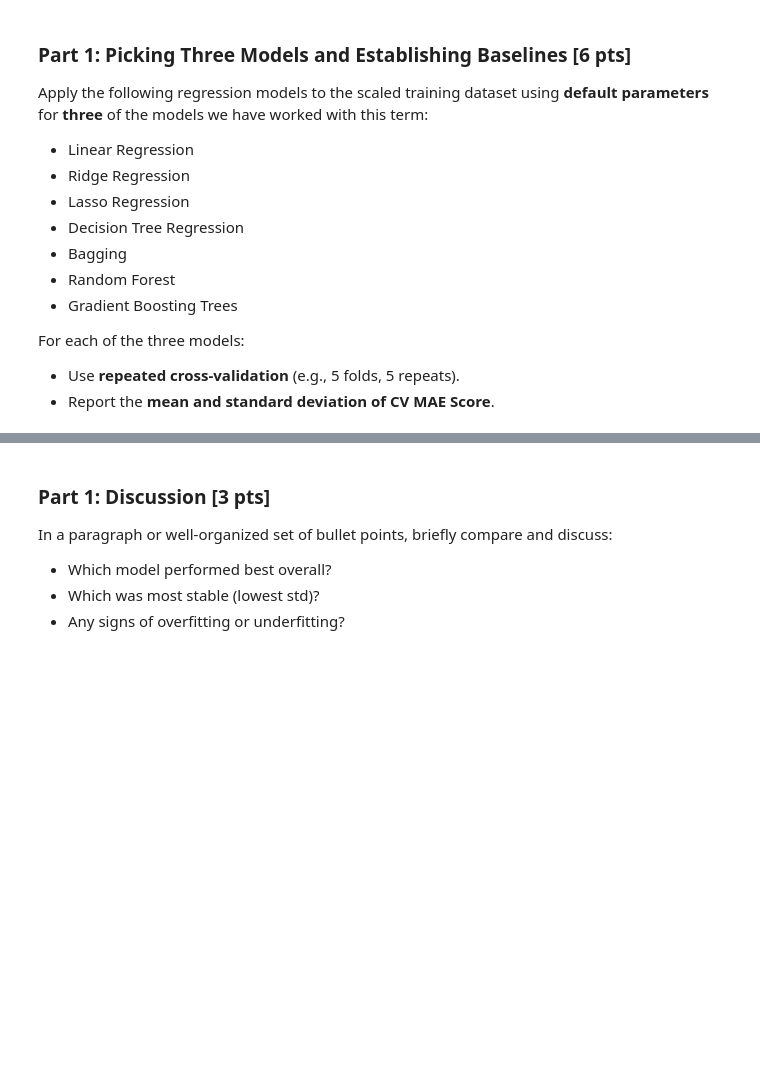
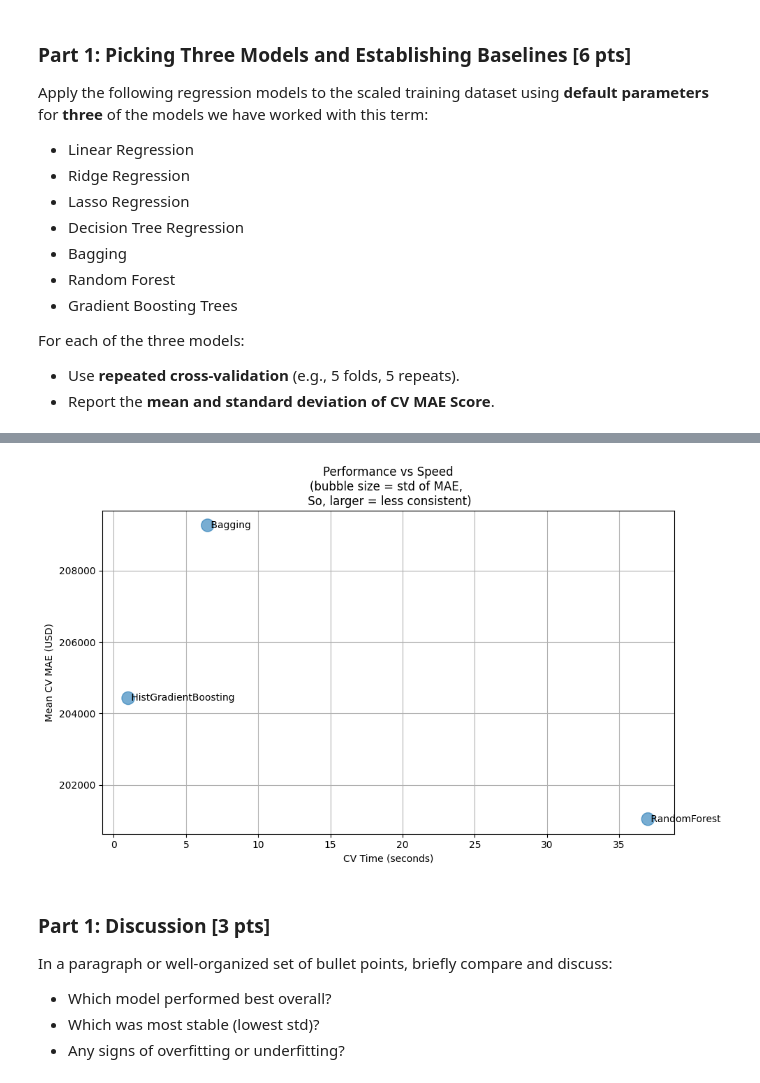
Before and after one commit to jasser-dh/Module-3-Assignments, a Jupyter notebook: Milestone_02.ipynb, the cells around one changed output, grey strips where cells are left out. Drawn from its saved outputs; the diff is of its cells as text; code cells hidden in the pictures; blank space fills up the shorter version.

```diff
--- a/Milestone_02.ipynb
+++ b/Milestone_02.ipynb
@@ -205,3 +266,49 @@ pd.DataFrame(results)
+# %%
+# ============================================================
+# VISUALIZATION 2 — Scatter plot: Performance vs Speed
+# Helps identify if a slower model is actually worth the
+# extra computation time compared to a faster one
+# ============================================================
+
+
+# Extract data
+models = list(results.keys())
+mean_mae = [results[m]["mean_MAE"] for m in models]
+std_mae = [results[m]["std_MAE"] for m in models]
+cv_time = [results[m]["CV Time (s)"] for m in models]
+
+# Scale bubble sizes (adjust multiplier if needed)
+sizes = [s * 0.05 for s in std_mae]
+
+# Create plot
+plt.figure(figsize=(10, 6))
+
+scatter = plt.scatter(
+    cv_time,
+    mean_mae,
+    s=sizes,
+    alpha=0.6
+)
+
+# Add labels for each point
+for i, model in enumerate(models):
+    plt.text(
+        cv_time[i],
+        mean_mae[i],
+        f" {model}",
+        va='center'
+    )
+
+# Titles and labels
+plt.xlabel("CV Time (seconds)")
+plt.ylabel("Mean CV MAE (USD)")
+plt.title("Performance vs Speed\n(bubble size = std of MAE, \n So, larger = less consistent)")
+
+plt.grid(True)
+plt.tight_layout()
+plt.show()
+# %% [output]
+[figure, added]
 # %% [markdown]
 ### Part 1: Discussion [3 pts]
 
```
Also changed, not shown: parts of 4 cells of this notebook.
